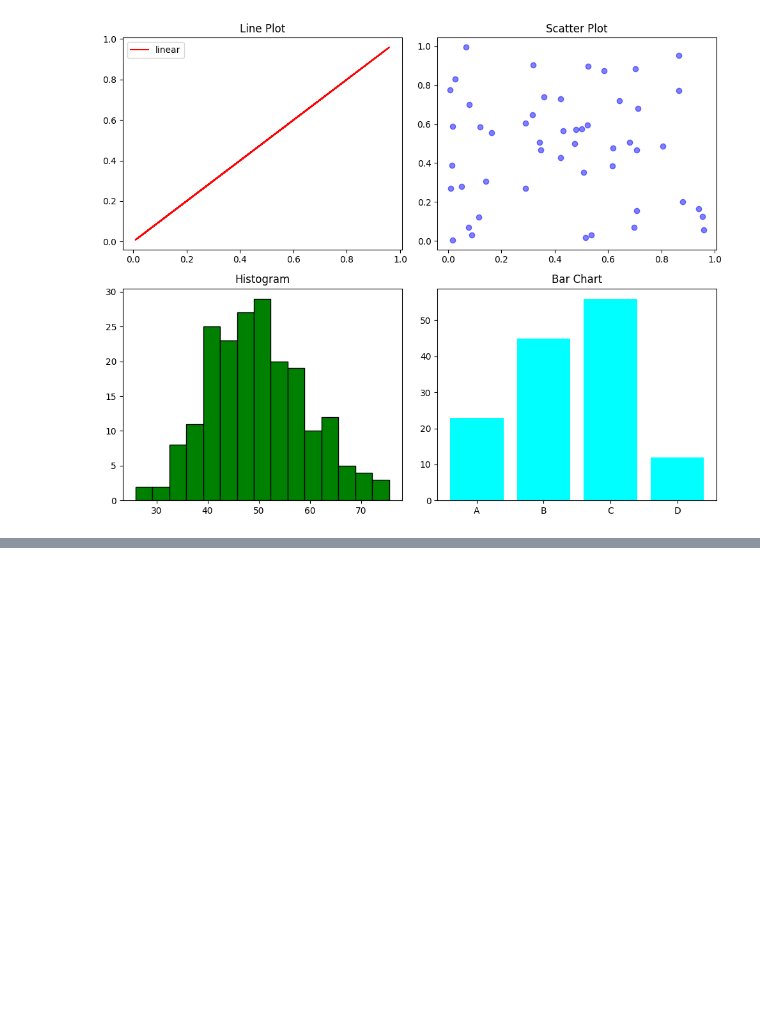
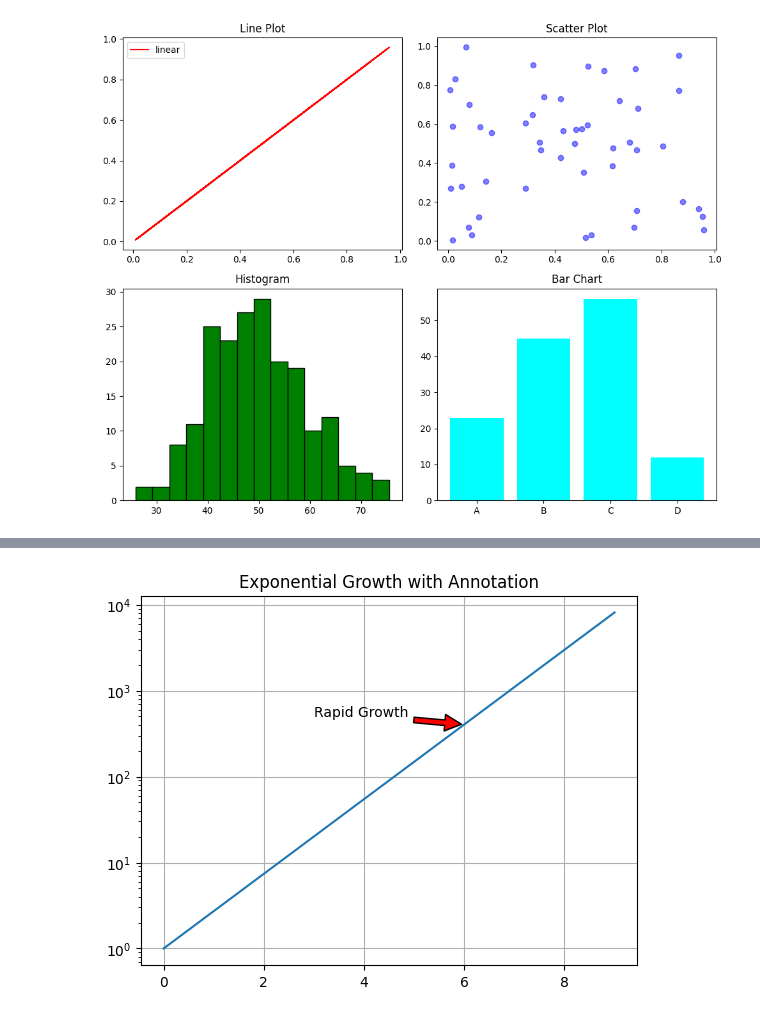
Before and after one commit to sunidhi1703/EchoChamberSOC, a Jupyter notebook: Matplotlib.ipynb, the cells around one changed output, grey strips where cells are left out. Drawn from its saved outputs; the diff is of its cells as text; code cells hidden in the pictures; blank space fills up the shorter version.

```diff
--- a/Matplotlib.ipynb
+++ b/Matplotlib.ipynb
@@ -84,0 +105,13 @@ plt.show()
+# %%
+x = np.arange(0, 10)
+y = np.exp(x)
+
+plt.plot(x, y)
+plt.annotate('Rapid Growth', xy=(6, np.exp(6)), xytext=(3, 500),
+             arrowprops=dict(facecolor='red', shrink=0.05))
+plt.title('Exponential Growth with Annotation')
+plt.yscale('log')
+plt.grid(True)
+plt.show()
+# %% [output]
+[figure, added]
```
Also changed, not shown: parts of 2 cells of this notebook.
